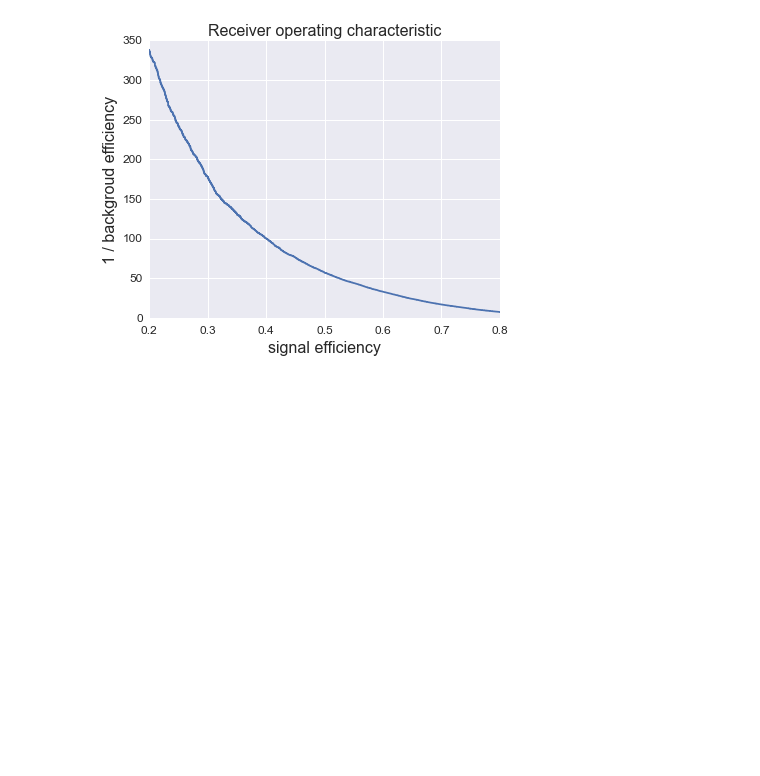
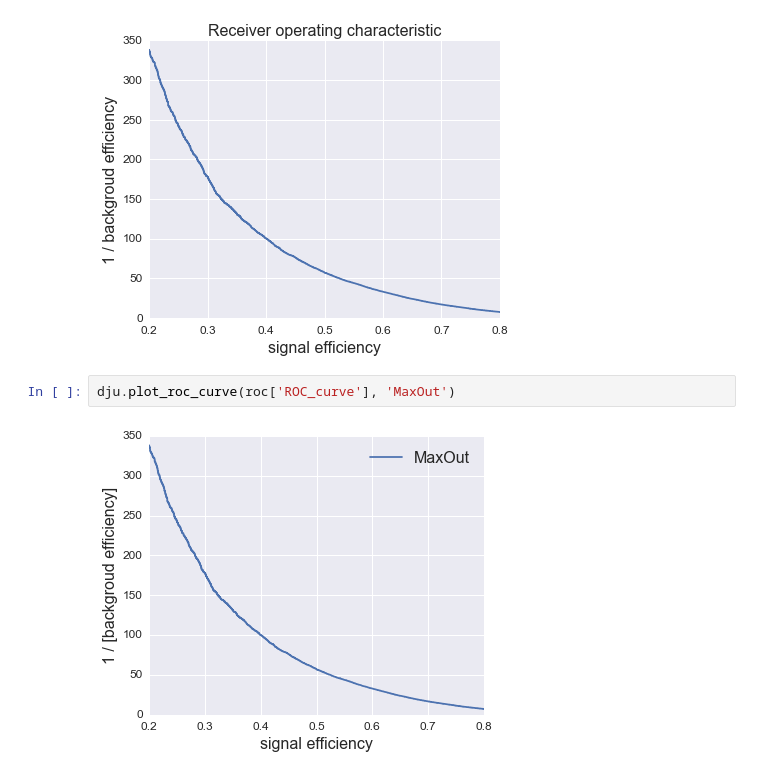
Before and after one commit to deepjets/deepjets, a Jupyter notebook: maxout.ipynb, the cells around one changed output. Saved outputs shown, nothing was run; the diff lists cells and outputs as text; blank space fills up the shorter version.

Commit message:
added ROC plot functions

```diff
--- a/MaxOutH5.ipynb
+++ b/maxout.ipynb
@@ -42,3 +42,7 @@ Score    = 0.40581764462
 AUC      = 53.7996114791
 Accuracy = 166528/200000 = 0.83264
 [figure]
+# %%
+dju.plot_roc_curve(roc['ROC_curve'], 'MaxOut')
+# %% [output]
+[figure, added]
```
Also changed, not shown: parts of 1 cell of this notebook, 2 other files.
